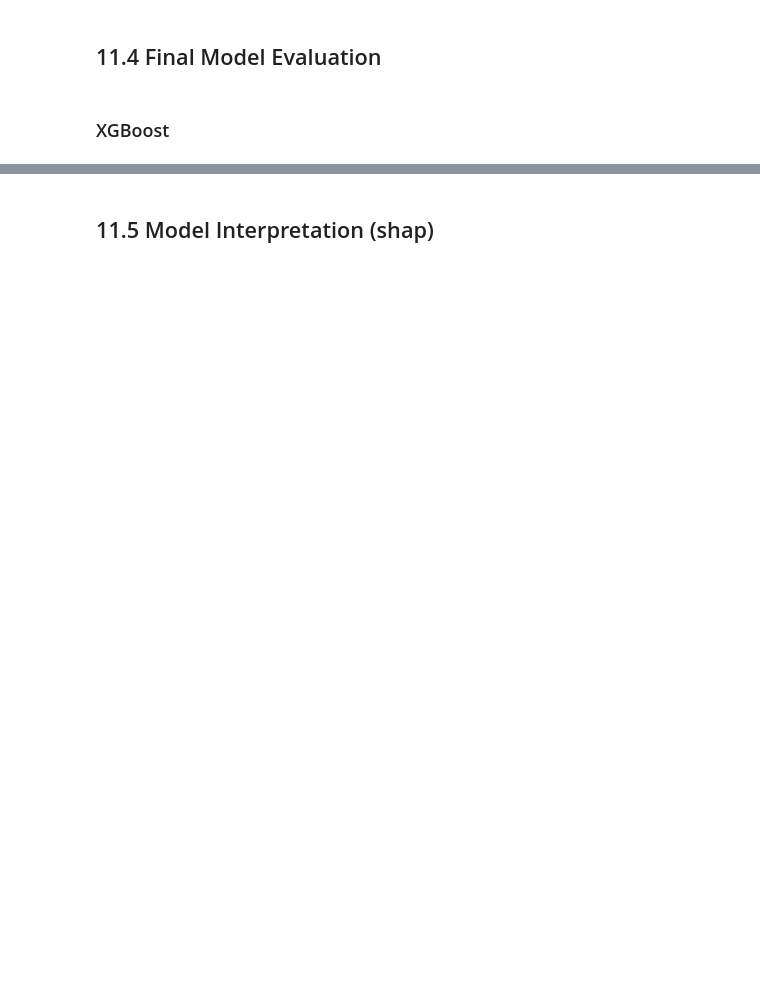
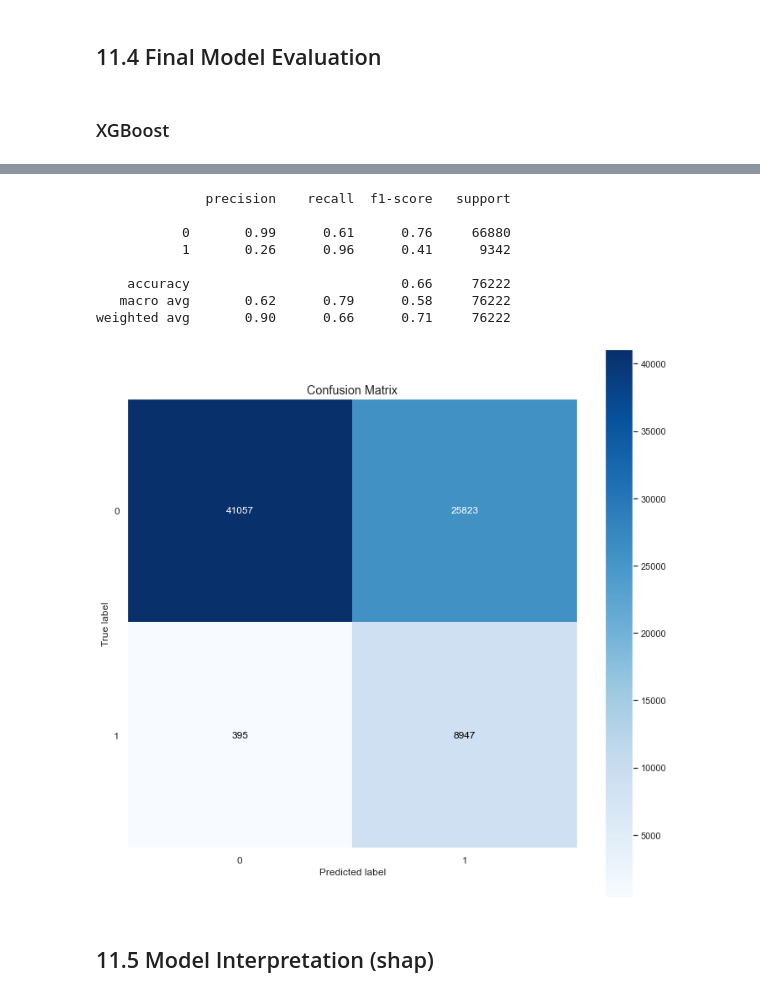
Before and after one commit to FabioCaffarello/insurance-cross-sell, a Jupyter notebook: 01-Notebooks/end_to_end_insurance_cross_sell.ipynb, the cells around one changed output, grey strips where cells are left out. Cells and saved outputs as stored; diff of their text form; code cells hidden in the pictures; blank space fills up the shorter version.

```diff
--- a/01-Notebooks/end_to_end_insurance_cross_sell.ipynb
+++ b/01-Notebooks/end_to_end_insurance_cross_sell.ipynb
@@ -2255,6 +2255,22 @@ final_scores.head()
 # %% [output]
 |  | Model Name | Precision | Recall | F1 Score | Kappa | Balanced Accuracy | Average Precision Score | ROC AUC |
 | 0 | XGBClassifier | 0.25732 | 0.957718 | 0.405649 | 0.263311 | 0.785804 | 0.315461 | 0.836719 |
+# %%
+# Classification Report
+print(classification_report(y_test_eval, yhat_xgb_eval))
+
+# Confusion matrix
+plot_confusion_matrix(y_test_eval, yhat_xgb_eval, normalize=False, figsize=(12, 12));
+# %% [output]
+              precision    recall  f1-score   support
+
+           0       0.99      0.61      0.76     66880
+           1       0.26      0.96      0.41      9342
+
+    accuracy                           0.66     76222
+   macro avg       0.62      0.79      0.58     76222
+weighted avg       0.90      0.66      0.71     76222
+[figure, added]
 # %% [markdown]
 ## 11.5 Model Interpretation (shap)
 # %%
```
Also changed, not shown: parts of 8 cells of this notebook.
